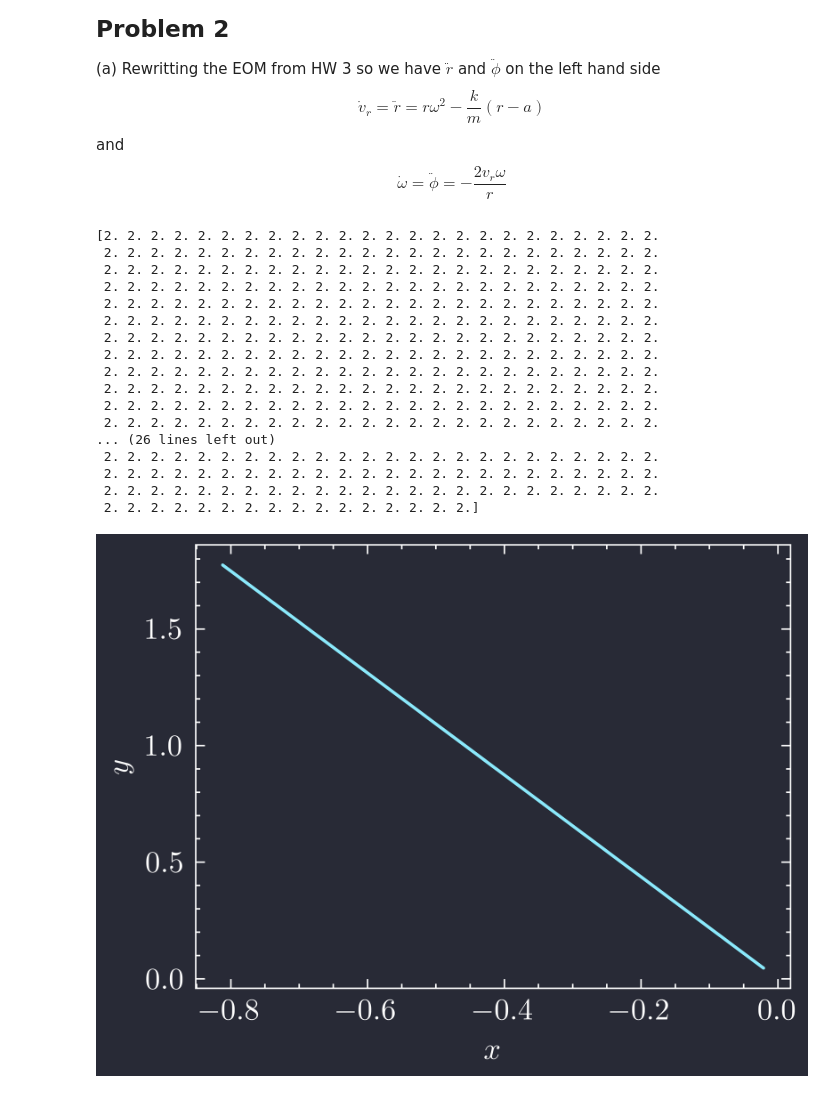
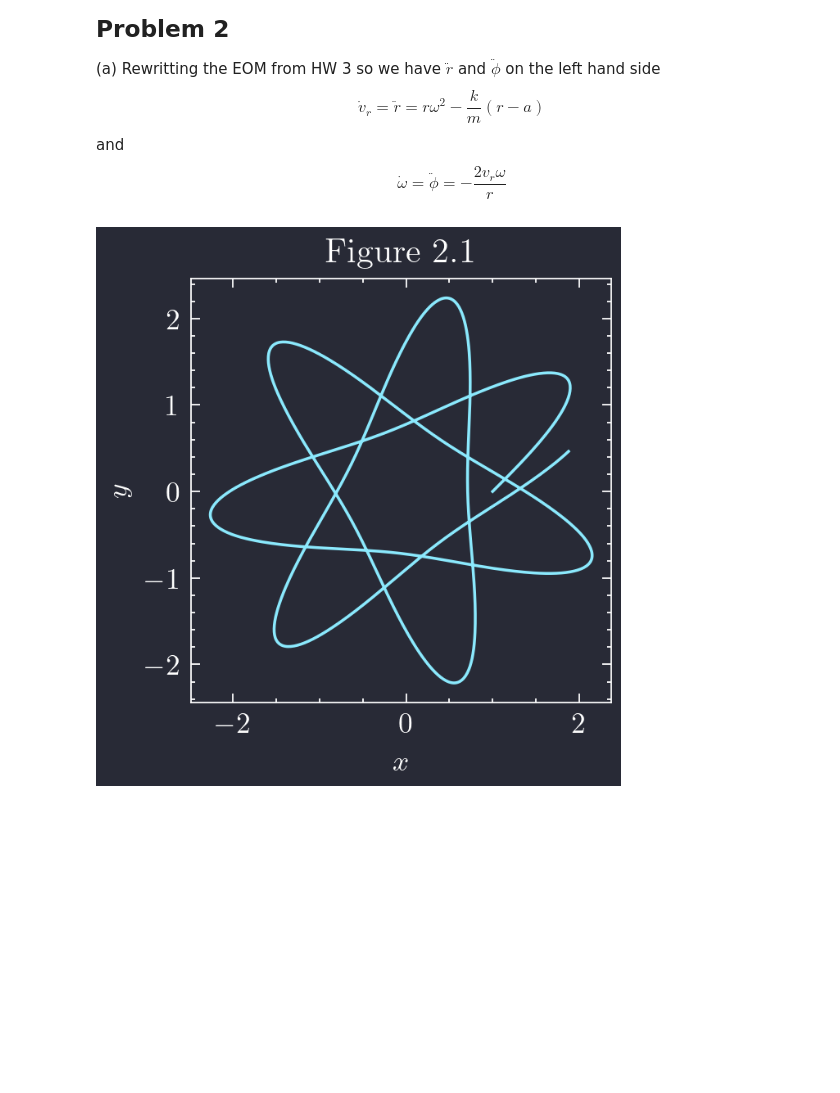
Before and after one commit to joonsuuh/notex, a Jupyter notebook: spring2024/taylor411/code/hw4.ipynb, the cells around one changed output. Cells and saved outputs as stored; diff of their text form; code cells hidden in the pictures; blank space fills up the shorter version.

```diff
--- a/spring2024/taylor411/code/hw4.ipynb
+++ b/spring2024/taylor411/code/hw4.ipynb
@@ -15,7 +15,7 @@ plt.rcParams['axes.prop_cycle'] = mpl.cycler(color=colorcycle)
 white = '#f8f8f2' # foreground
 
 # change dpi
-plt.rcParams['figure.dpi'] = 1024
+plt.rcParams['figure.dpi'] = 512
 # %% [markdown]
 ## Problem 1
 
@@ -78,63 +78,53 @@ $$ \dot v_r = \ddot r = r \omega^2 - \frac{k}{m} (r - a) $$
 and
 $$ \dot \omega = \ddot \phi = -\frac{2 v_r \omega}{r} $$
 # %%
-# 2 (a)
+# 2(a)
 def mass_rotating_spring(t, s): # s[0] = r, s[1] = phi
+    r = s[0]
     v_r = s[2]
     omega = s[3]
-    dot_v_r = s[0] * omega ** 2 - k / m * (s[0] - a)
-    dot_omega = -2 * v_r * omega / s[0]
+    dot_v_r = r * omega ** 2 - k / m * (r - a)
+    dot_omega = -2 * v_r * omega / r
     return [v_r, omega, dot_v_r, dot_omega]
 
-# 2 (b)
+# 2(b)
 # constants
 k = 10 # N / m
 a = 1 # m
 m = 1 # kg
+t = np.linspace(0, 10, 1000)
 
+# initial conditions
 r_o = a  # 1 m
 v_o = 3 # m / s
-phi_o = 0 # rad
-t = np.linspace(0, 10, 1000)
+omega_o = v_o / r_o # rad / s
+
 
 # xy position
 def x(r, phi): # r = s[0], phi = s[1]; x = r * cos(phi)
     return r * np.cos(phi)
 
 def y(r, phi): # y = r * sin(phi)
     return r * np.sin(phi)
 
 # solve ode
 from scipy.integrate import solve_ivp
-solution_r_omega = solve_ivp(mass_rotating_spring, [0, 10], [r_o, 0, v_o, 0], t_eval=t, dense_output=True)
+solution_r_omega = solve_ivp(mass_rotating_spring, [0, 10], [r_o, 0, v_o, omega_o], t_eval=t, dense_output=True)
 
-print(solution_r_omega.y[1])
 # plot
-r_pos = solution_r_omega.y[0]
-phi_pos = solution_r_omega.y[1]
-x_pos = x(r_pos, phi_pos)
-y_pos = y(r_pos, phi_pos)
+def pos(sol):
+    r_pos = sol.y[0]
+    phi_pos = sol.y[1]
+    x_pos = x(r_pos, phi_pos)
+    y_pos = y(r_pos, phi_pos)
+    return x_pos, y_pos
+x_pos, y_pos = pos(solution_r_omega)
+plt.figure().set_dpi(256)
 plt.plot(x_pos, y_pos)
 plt.xlabel('$x$')
 plt.ylabel('$y$')
-# plt.gca().set_aspect("equal")
+plt.gca().set_aspect("equal")
+plt.title('Figure 2.1')
 plt.show()
 # %% [output]
-[2. 2. 2. 2. 2. 2. 2. 2. 2. 2. 2. 2. 2. 2. 2. 2. 2. 2. 2. 2. 2. 2. 2. 2.
- 2. 2. 2. 2. 2. 2. 2. 2. 2. 2. 2. 2. 2. 2. 2. 2. 2. 2. 2. 2. 2. 2. 2. 2.
- 2. 2. 2. 2. 2. 2. 2. 2. 2. 2. 2. 2. 2. 2. 2. 2. 2. 2. 2. 2. 2. 2. 2. 2.
- 2. 2. 2. 2. 2. 2. 2. 2. 2. 2. 2. 2. 2. 2. 2. 2. 2. 2. 2. 2. 2. 2. 2. 2.
- 2. 2. 2. 2. 2. 2. 2. 2. 2. 2. 2. 2. 2. 2. 2. 2. 2. 2. 2. 2. 2. 2. 2. 2.
- 2. 2. 2. 2. 2. 2. 2. 2. 2. 2. 2. 2. 2. 2. 2. 2. 2. 2. 2. 2. 2. 2. 2. 2.
- 2. 2. 2. 2. 2. 2. 2. 2. 2. 2. 2. 2. 2. 2. 2. 2. 2. 2. 2. 2. 2. 2. 2. 2.
- 2. 2. 2. 2. 2. 2. 2. 2. 2. 2. 2. 2. 2. 2. 2. 2. 2. 2. 2. 2. 2. 2. 2. 2.
- 2. 2. 2. 2. 2. 2. 2. 2. 2. 2. 2. 2. 2. 2. 2. 2. 2. 2. 2. 2. 2. 2. 2. 2.
- 2. 2. 2. 2. 2. 2. 2. 2. 2. 2. 2. 2. 2. 2. 2. 2. 2. 2. 2. 2. 2. 2. 2. 2.
- 2. 2. 2. 2. 2. 2. 2. 2. 2. 2. 2. 2. 2. 2. 2. 2. 2. 2. 2. 2. 2. 2. 2. 2.
- 2. 2. 2. 2. 2. 2. 2. 2. 2. 2. 2. 2. 2. 2. 2. 2. 2. 2. 2. 2. 2. 2. 2. 2.
-... (26 lines left out)
- 2. 2. 2. 2. 2. 2. 2. 2. 2. 2. 2. 2. 2. 2. 2. 2. 2. 2. 2. 2. 2. 2. 2. 2.
- 2. 2. 2. 2. 2. 2. 2. 2. 2. 2. 2. 2. 2. 2. 2. 2. 2. 2. 2. 2. 2. 2. 2. 2.
- 2. 2. 2. 2. 2. 2. 2. 2. 2. 2. 2. 2. 2. 2. 2. 2. 2. 2. 2. 2. 2. 2. 2. 2.
- 2. 2. 2. 2. 2. 2. 2. 2. 2. 2. 2. 2. 2. 2. 2. 2.]
-[figure, old version]
+[figure, new version]
```
Also changed, not shown: parts of 14 cells of this notebook, 11 other files.
